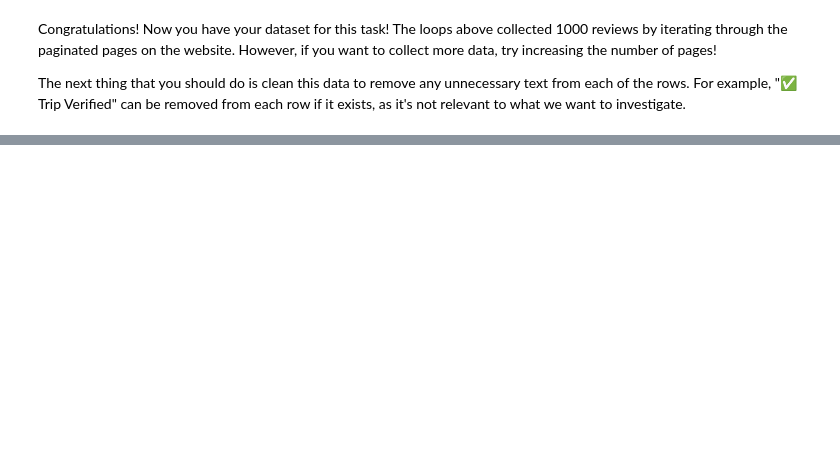
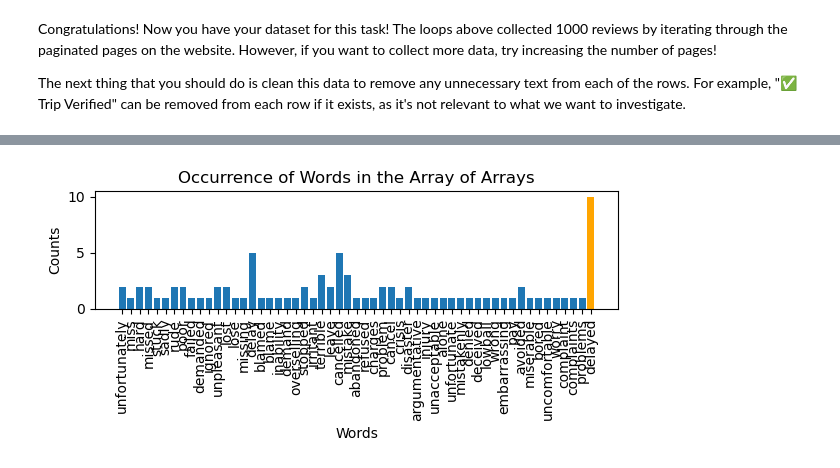
Before and after one commit to damipop7/BritishAirlineForage, a Jupyter notebook: getting_started.ipynb, the cells around one changed output, grey strips where cells are left out. Saved outputs shown, nothing was run; the diff lists cells and outputs as text; code cells hidden in the pictures; blank space fills up the shorter version.

```diff
--- a/getting_started.ipynb
+++ b/getting_started.ipynb
@@ -83,0 +255,20 @@ soup = pd.read_csv("/")
+# %%
+del string_count[most_common_string]
+
+# Prepare data for plotting
+labels = list(string_count.keys())
+counts = list(string_count.values())
+
+# Create the bar plot
+plt.figure(figsize=(6, 3))
+plt.bar(labels, counts, label="Other Words")
+plt.bar(most_common_string, count, color='orange', label="Most Common Word")
+plt.xlabel("Words")
+plt.ylabel("Counts")
+plt.title("Occurrence of Words in the Array of Arrays")
+#plt.legend()
+plt.xticks(rotation=90)
+plt.tight_layout()
+plt.show()
+# %% [output]
+[figure, added]
```
Also changed, not shown: parts of 9 cells of this notebook, 3 other files.
